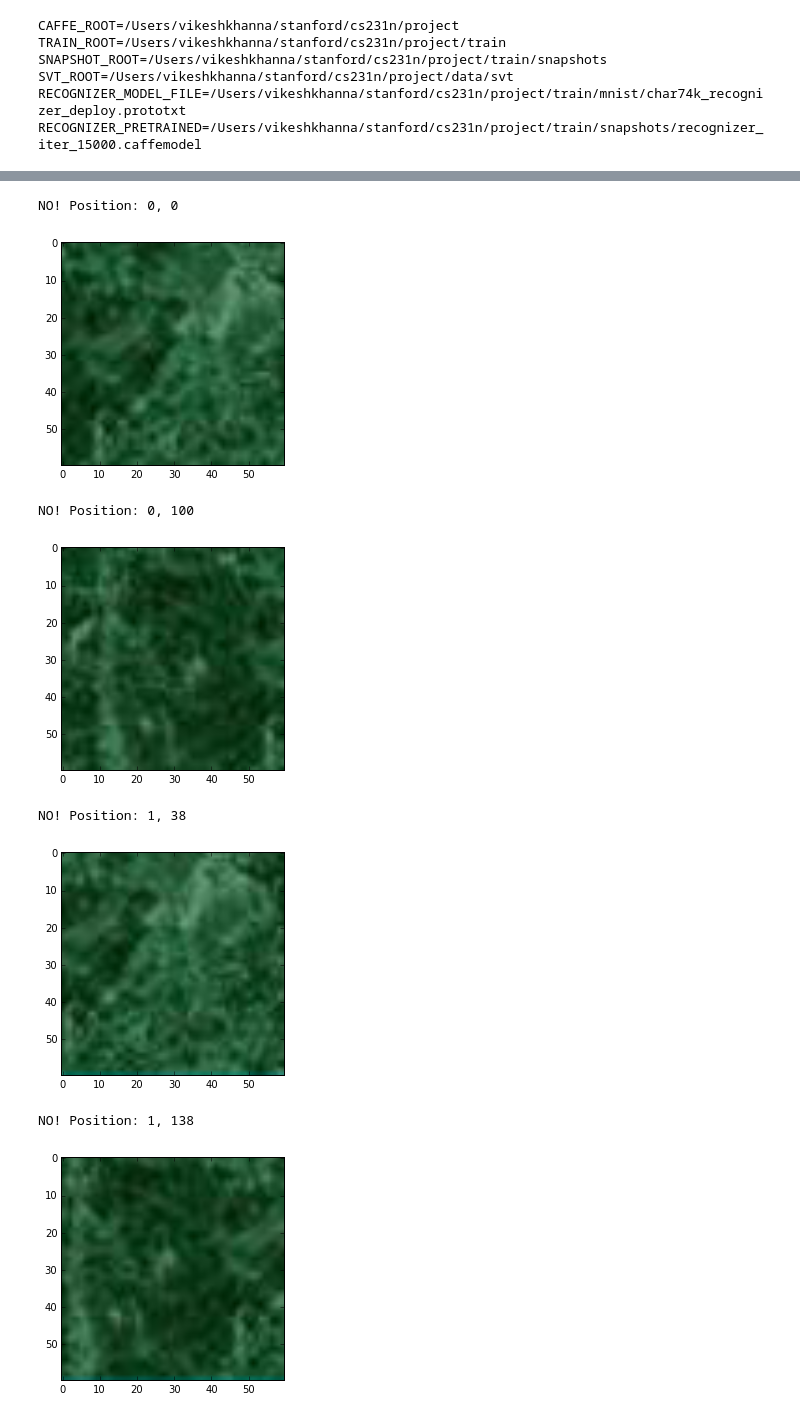
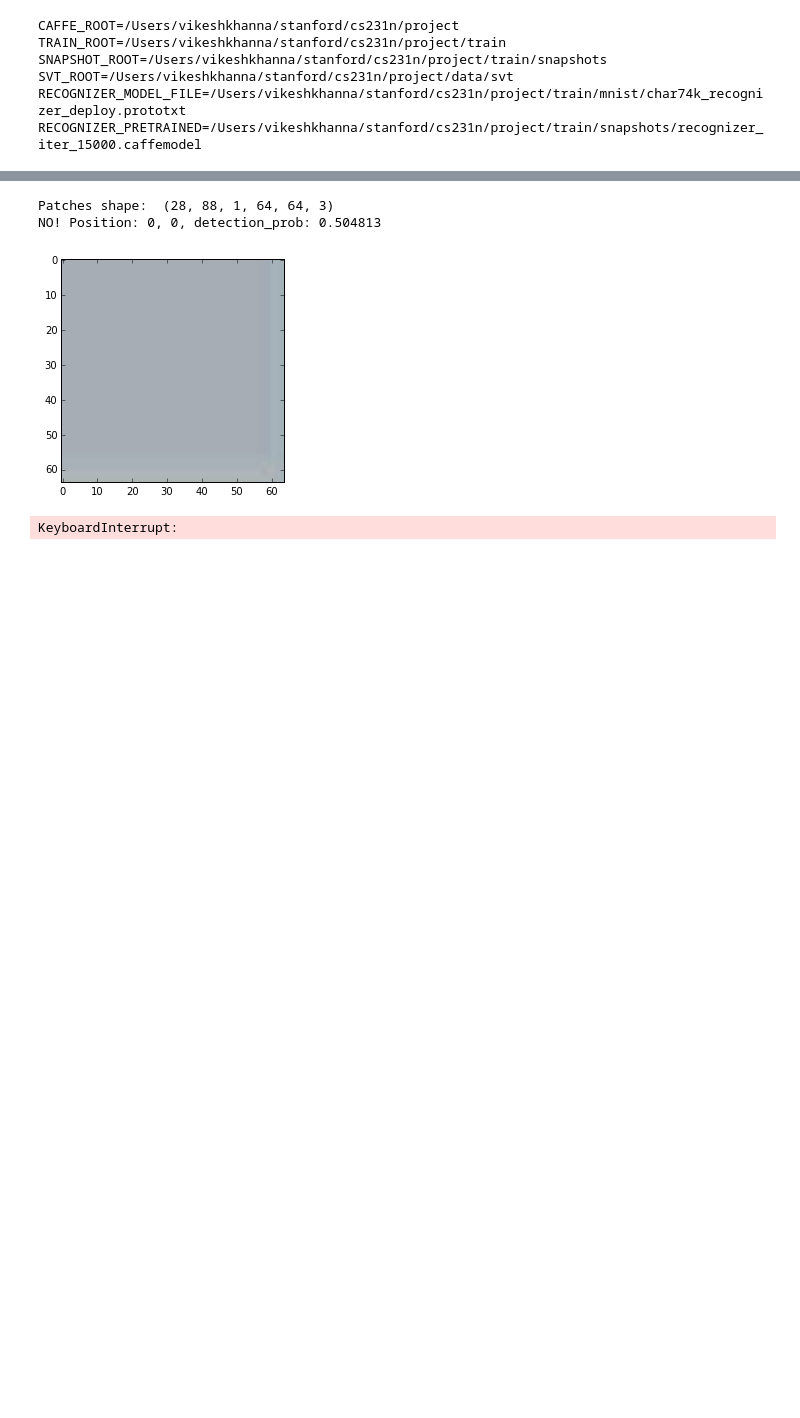
Before and after one commit to vikeshkhanna/cs231n, a Jupyter notebook: classification.ipynb, the cells around one changed output, grey strips where cells are left out. Cells and saved outputs as stored; diff of their text form; code cells hidden in the pictures; blank space fills up the shorter version.

```diff
--- a/classification.ipynb
+++ b/classification.ipynb
@@ -37,7 +40,7 @@ recognizer = classifier.Recognizer(RECOGNIZER_MODEL_FILE, RECOGNIZER_PRETRAINED)
 detector = classifier.Detector(DETECTOR_MODEL_FILE, DETECTOR_PRETRAINED)
 # %%
 # IMAGE_FILE = os.path.join(DATA_ROOT, "English/Img/GoodImg/Bmp/Sample036/img036-00002.png")
-IMAGE_FILE = "/Users/vikeshkhanna/Downloads/o2.png"
+IMAGE_FILE = "/Users/vikeshkhanna/Downloads/t.png"
 print "IMAGE_FILE=%s" % IMAGE_FILE
 input_image = caffe.io.load_image(IMAGE_FILE)
 plt.imshow(input_image)
@@ -66,12 +69,10 @@ Prediction class:  1
 # %%
 # Testing the SVT
 # TEST_IMG = os.path.join(SVT_ROOT, "img/00_06.jpg")
-TEST_IMG = "/Users/vikeshkhanna/Downloads/test2.jpg"
-from sklearn.feature_extraction import image
+TEST_IMG = "/Users/vikeshkhanna/Downloads/word/word/1/10.jpg"
+
 img = caffe.io.load_image (TEST_IMG)
 plt.imshow(img)
 plt.show()
 print "Image shape: ", img.shape
-patches = image.extract_patches (img, (60,60,3), 5)
-print "Patches shape: ", patches.shape
 # %% [output]
@@ -81,40 +81,41 @@ Patches shape:  (37, 162, 1, 60, 60, 3)
 # %%
-images_per_row = 10
-max_rows = 50
+from scipy import misc
+
+# scaled_img = misc.imresize(img, 0.30)
+patches = image.extract_patches (img, (64,64,3), 10)
+print "Patches shape: ", patches.shape
 cnt = 0
 
 import sys
 
 # Debugging - Printing detector and recognizer output
 for i in range(patches.shape[0]):
     for j in range(patches.shape[1]):
-        image = patches[i,j,0]
-        prediction = detector.detect([image])
+        patch = patches[i,j,0]
+        prediction = detector.detect([patch])
         found = prediction[0].argmax()
         prob = prediction[0][1]
 
-        if found == 1 and prob > 0.80:
-            pred = recognizer.recognize([image])
+        if found == 1 and prob > 0.65:
+            pred = recognizer.recognize([patch])
             char = classifier.transform_label (pred[0].argmax())
             rec_prob = pred[0].max()
-            print "Position: %d, %d, detect_probability: %f, rec_probability: %f, char: %c" % (i, j, prob, rec_prob, char)
-            plt.imshow(image)
+            print "Position: %d, %d, detect_probability: %f, rec_probability: %f, char: %s" % (i, j, prob, rec_prob, char)
+            plt.plot(pred[0])
+            plt.show()
+            plt.imshow(patch)
             plt.gca().axis('off')
             plt.show()
             sys.stdout.flush()
         else:
             if cnt % 100 == 0:
                 print "NO! Position: %d, %d, detection_prob: %f" % (i, j, prob)
-                plt.imshow(image)
+                plt.imshow(patch)
                 plt.show()
 
         cnt += 1
 # %% [output]
-NO! Position: 0, 0
+Patches shape:  (28, 88, 1, 64, 64, 3)
+NO! Position: 0, 0, detection_prob: 0.504813
-[figure, old version]
+[figure, new version]
-NO! Position: 0, 100
+KeyboardInterrupt:
-[figure, removed]
-NO! Position: 1, 38
-[figure, removed]
-NO! Position: 1, 138
-[figure, removed]
```
Also changed, not shown: parts of 9 cells of this notebook, 36 other files.
